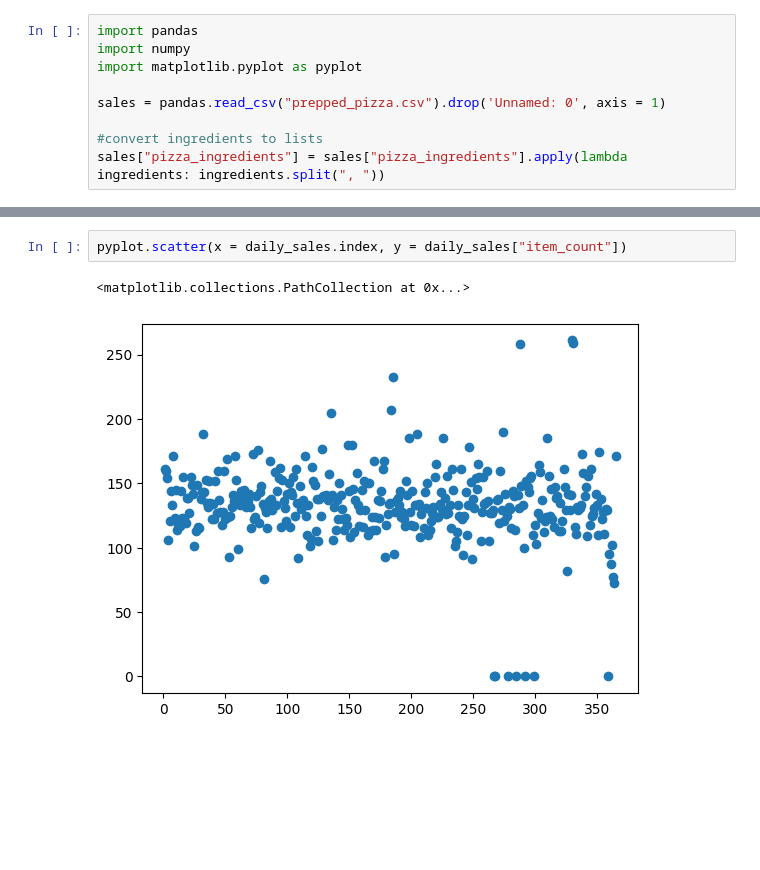
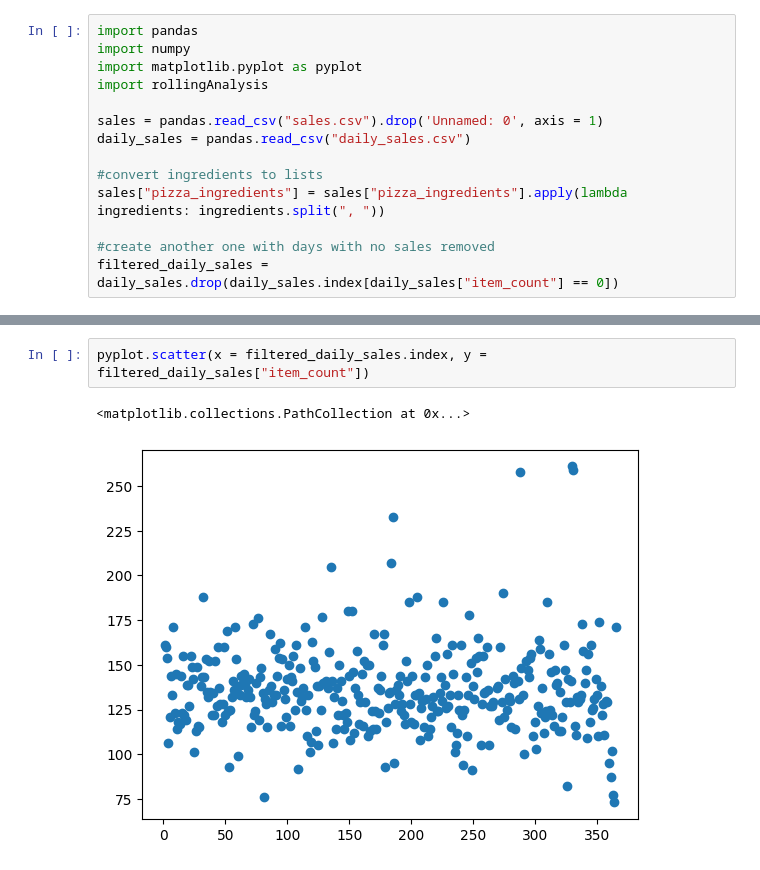
Before and after one commit to spencers145/pizza-study, a Jupyter notebook: study.ipynb, the cells around one changed output, grey strips where cells are left out. Drawn from its saved outputs; the diff is of its cells as text; blank space fills up the shorter version.

Commit message:
Prep daily_sales in Cleaning File

```diff
--- a/study.ipynb
+++ b/study.ipynb
@@ -2,8 +2,13 @@
 import pandas
 import numpy
 import matplotlib.pyplot as pyplot
+import rollingAnalysis
 
-sales = pandas.read_csv("prepped_pizza.csv").drop('Unnamed: 0', axis = 1)
+sales = pandas.read_csv("sales.csv").drop('Unnamed: 0', axis = 1)
+daily_sales = pandas.read_csv("daily_sales.csv")
 
 #convert ingredients to lists
 sales["pizza_ingredients"] = sales["pizza_ingredients"].apply(lambda ingredients: ingredients.split(", "))
+
+#create another one with days with no sales removed
+filtered_daily_sales = daily_sales.drop(daily_sales.index[daily_sales["item_count"] == 0])
@@ -29,5 +15,5 @@ daily_sales
 # %%
-pyplot.scatter(x = daily_sales.index, y = daily_sales["item_count"])
+pyplot.scatter(x = filtered_daily_sales.index, y = filtered_daily_sales["item_count"])
 # %% [output]
 <matplotlib.collections.PathCollection at 0x...>
-[figure, old version]
+[figure, new version]
```
Also changed, not shown: parts of 2 cells of this notebook, 3 other files.
